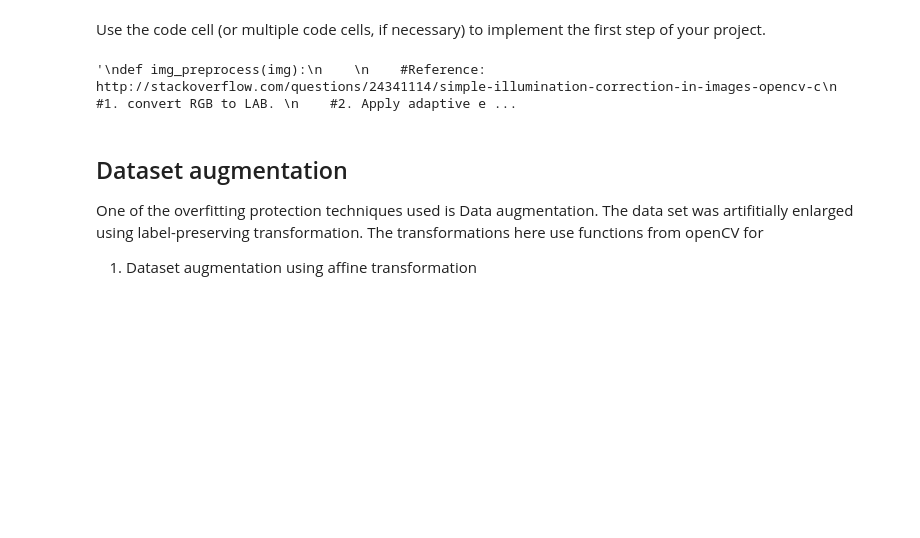
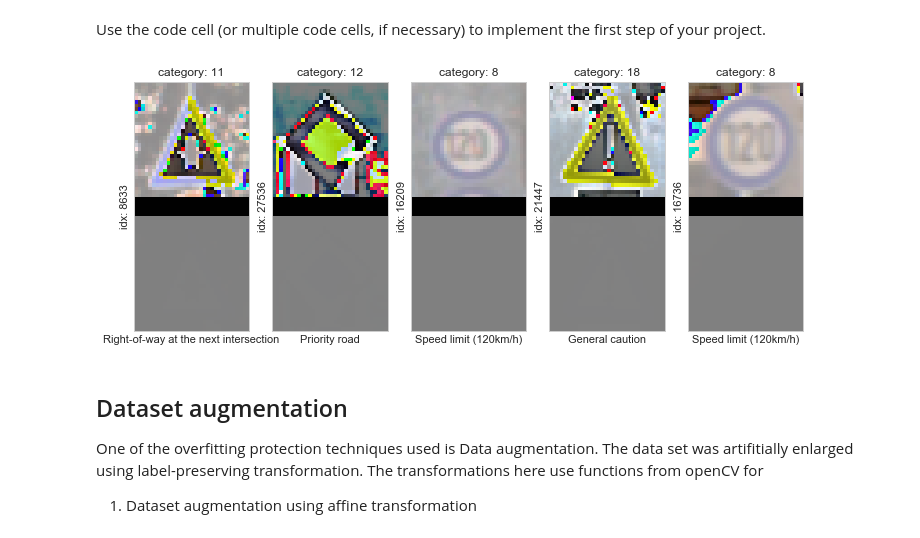
Before and after one commit to aksagg88/CarND-Traffic-Sign-Classifier-Project, a Jupyter notebook: Traffic_Sign_Classifier_AA.ipynb, the cells around one changed output. Drawn from its saved outputs; the diff is of its cells as text; code cells hidden in the pictures; blank space fills up the shorter version.

```diff
--- a/Traffic_Sign_Classifier_AA.ipynb
+++ b/Traffic_Sign_Classifier_AA.ipynb
@@ -181,67 +183,48 @@ Here is an example of a [published baseline model on this problem](http://yann.l
 # %% [markdown]
 Use the code cell (or multiple code cells, if necessary) to implement the first step of your project.
 # %%
-### Preprocess the data here. Preprocessing steps could include normalization, converting to grayscale, etc.
-### Feel free to use as many code cells as needed.
 from sklearn.utils import shuffle
 
-
-X_train, y_train = shuffle(X_train, y_train)
+#X_train, y_train = shuffle(X_train, y_train)
 
 
-'''
 def img_preprocess(img):
+    # normalized RGB image to aid learning
+    #converting RGB (0 to 255) to (-1 to +1)
 
-    #Reference: http://stackoverflow.com/questions/24341114/simple-illumination-correction-in-images-opencv-c
-    #1. convert RGB to LAB.
-    #2. Apply adaptive equalization to L channel (brightness equalization)
-    #3. Convert back to RGB
-    #4. return normalized RGB image
-
-
-    img_lab = cv2.cvtColor(img, cv2.COLOR_RGB2LAB)
-
-    clahe = cv2.createCLAHE(clipLimit = 2, tileGridSize = (3,3))
-    img_lab[:,:,0] = clahe.apply(img_lab[:,:,0])
-
-    img_rgb = cv2.cvtColor(img_lab, cv2.COLOR_LAB2RGB)
-
-    #converting RGB (0 to 255) to (-1 to +1)
-    img_norm = (img_rgb.astype('float32')-128.)/255.
-
+    img_norm = (img.astype('float32')-128.)/255.
     return(img_norm)
 
 def batch_img_preprocess(batch_x, batch_y):
-    batch_x_norm = np.zeros_like(X, dtype = 'float32')
+    batch_x_norm = np.zeros_like(batch_x, dtype = 'float32')
     for i,img in enumerate(batch_x):
         batch_x_norm[i,:,:,:] = img_preprocess(img)
 
     return(batch_x_norm,batch_y)
 
 
 def test_img_preprocess():
-
     plt.figure(figsize = (12,10))
     for i in range(5):
         idx = random.randint(0, len(X_train))
         img = X_train[idx].squeeze() #explicit array conversion
         img_proc = img_preprocess(img)
-        img_div = 255*np.ones((5,32,3),dtype="uint8")
+        div = 255*np.ones((5,32,3),dtype="uint8")
 
         plt.subplot(1,5,i+1)
-        plt.imshow(np.vstack([img, img_div, img_proc]))
+        fin_img = np.vstack([img, div, img_proc])
+        plt.imshow(fin_img)
 
         plt.title("category: {}".format(y_train[idx]))
         plt.xlabel("{}".format(df_csv.SignName[y_train[idx]]))
         plt.ylabel("idx: {}".format(idx))
         plt.tick_params(labelbottom='off', labelleft='off')
 
-
 test_img_preprocess()
 
-'''
+X_train, y_train = batch_img_preprocess(X_train, y_train)
 # %% [output]
-'\ndef img_preprocess(img):\n    \n    #Reference: http://stackoverflow.com/questions/24341114/simple-illumination-correction-in-images-opencv-c\n    #1. convert RGB to LAB. \n    #2. Apply adaptive e ...
+[figure, added]
 # %% [markdown]
 ## Dataset augmentation
 
```
Also changed, not shown: parts of 20 cells of this notebook, 30 other files.
